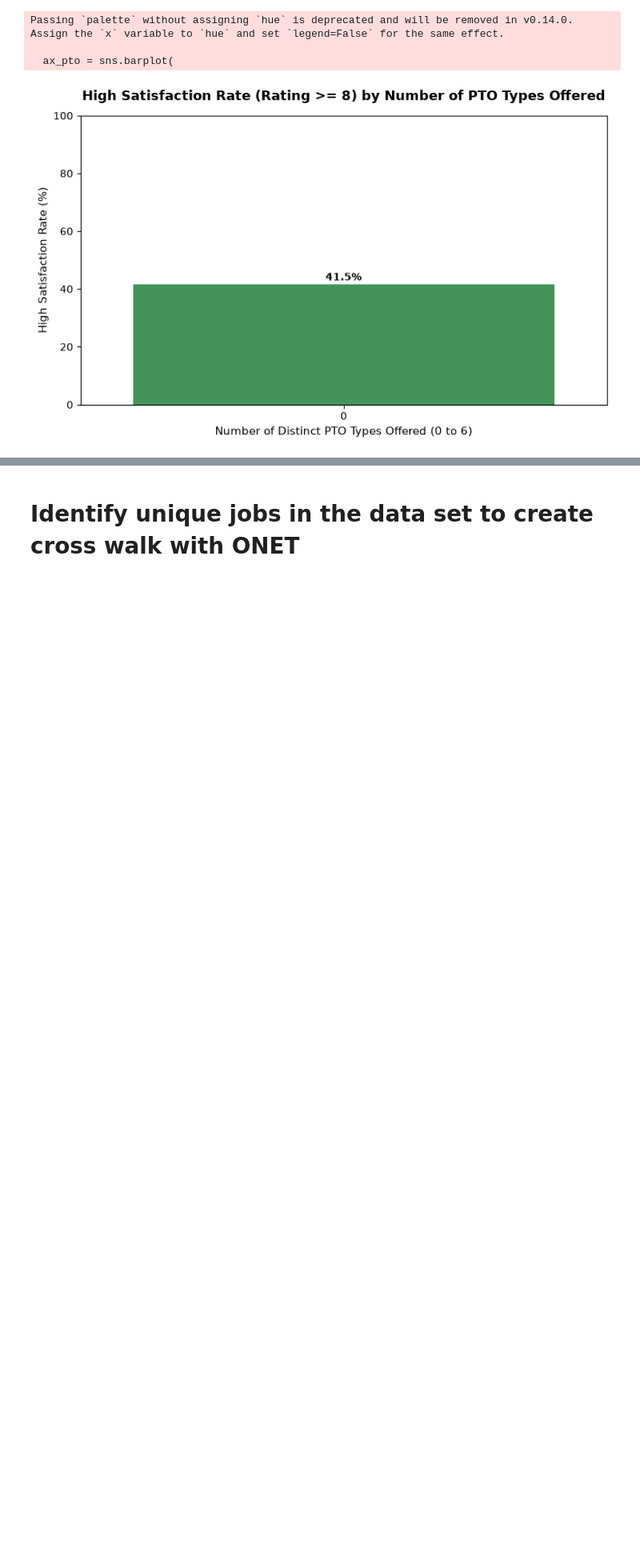
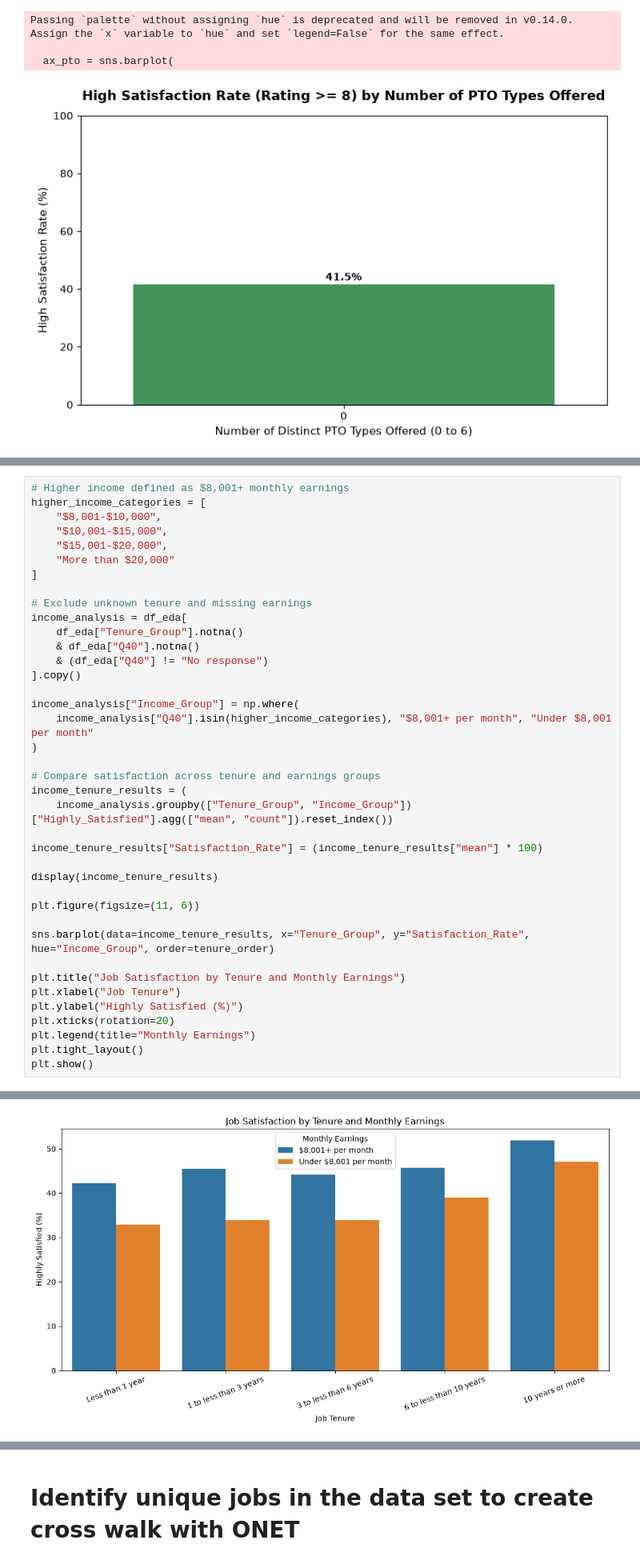
Before and after one commit to Break-Through-Tech/Swytch-2C-predicting-job-satisfaction-from-person-job-fit, a Jupyter notebook: notebooks/American-Job-quality.ipynb, the cells around one changed output, grey strips where cells are left out. Shown at 80% size. Cells and saved outputs as stored; diff of their text form; blank space fills up the shorter version.

```diff
--- a/notebooks/American-Job-quality.ipynb
+++ b/notebooks/American-Job-quality.ipynb
@@ -418,0 +547,40 @@ Passing `palette` without assigning `hue` is deprecated and will be removed in v
+# %%
+# Higher income defined as $8,001+ monthly earnings
+higher_income_categories = [
+    "$8,001-$10,000",
+    "$10,001-$15,000",
+    "$15,001-$20,000",
+    "More than $20,000"
+]
+
+# Exclude unknown tenure and missing earnings
+income_analysis = df_eda[
+    df_eda["Tenure_Group"].notna()
+    & df_eda["Q40"].notna()
+    & (df_eda["Q40"] != "No response")
+].copy()
+
+income_analysis["Income_Group"] = np.where(
+    income_analysis["Q40"].isin(higher_income_categories), "$8,001+ per month", "Under $8,001 per month"
+)
+
+# Compare satisfaction across tenure and earnings groups
+income_tenure_results = (
+    income_analysis.groupby(["Tenure_Group", "Income_Group"])["Highly_Satisfied"].agg(["mean", "count"]).reset_index())
+
+income_tenure_results["Satisfaction_Rate"] = (income_tenure_results["mean"] * 100)
+
+display(income_tenure_results)
+
+plt.figure(figsize=(11, 6))
+
+sns.barplot(data=income_tenure_results, x="Tenure_Group", y="Satisfaction_Rate", hue="Income_Group", order=tenure_order)
+
+plt.title("Job Satisfaction by Tenure and Monthly Earnings")
+plt.xlabel("Job Tenure")
+plt.ylabel("Highly Satisfied (%)")
+plt.xticks(rotation=20)
+plt.legend(title="Monthly Earnings")
+plt.tight_layout()
+plt.show()
+# %% [output]
@@ -418,0 +598 @@ Passing `palette` without assigning `hue` is deprecated and will be removed in v
+[figure, added]
```
Also changed, not shown: parts of 20 cells of this notebook, 1 other file.
